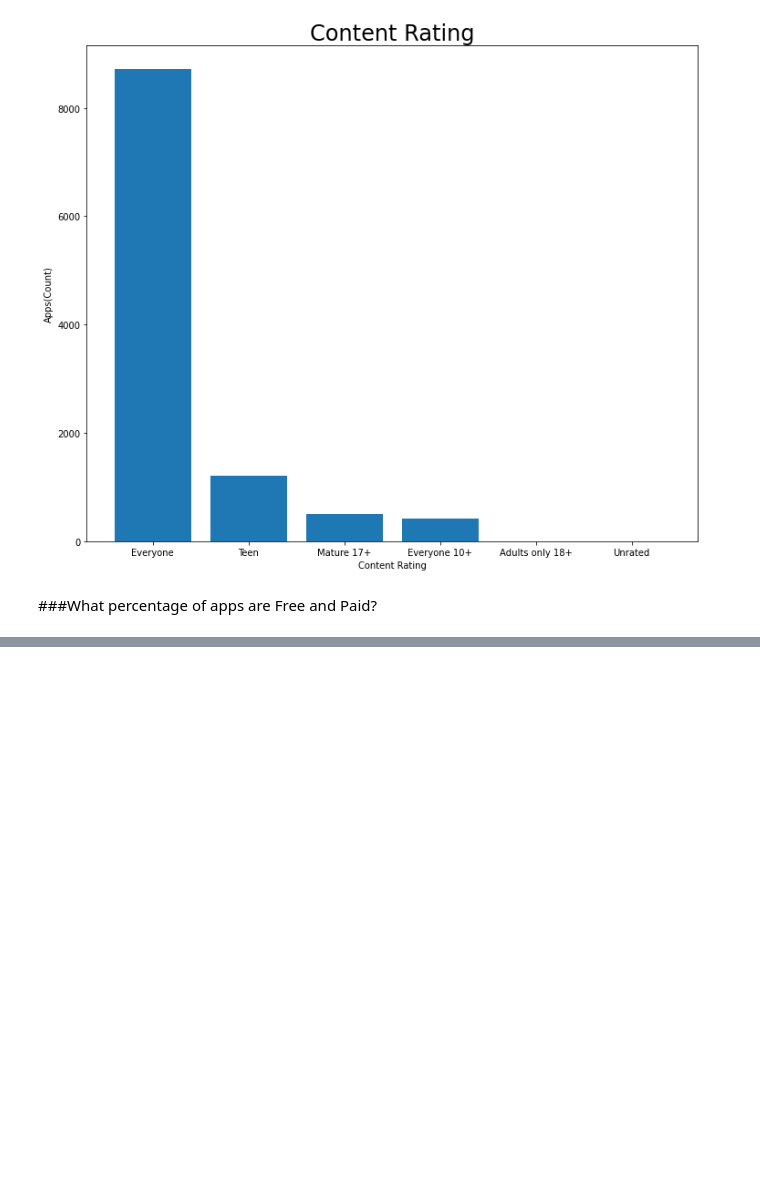
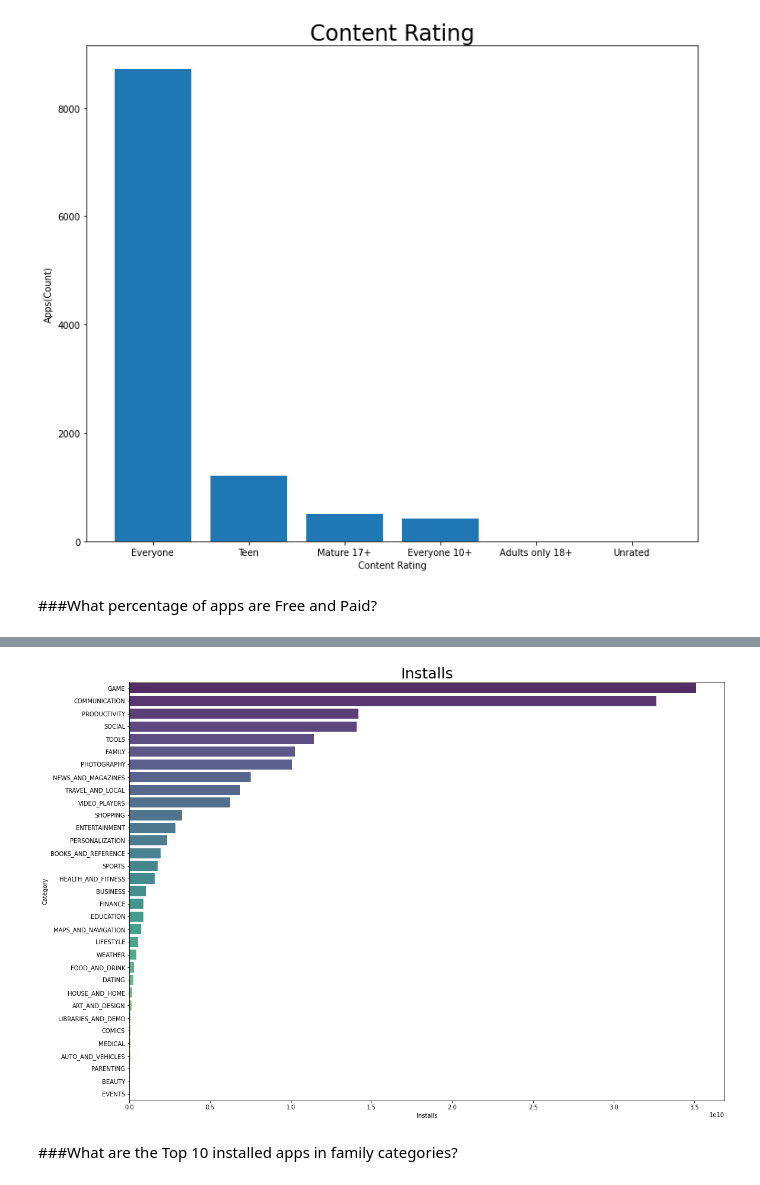
Before and after one commit to Amankr351/Play-Store-Review-Analysis, a Jupyter notebook: Aman_EDA_Project.ipynb, the cells around one changed output, grey strips where cells are left out. Drawn from its saved outputs; the diff is of its cells as text; code cells hidden in the pictures; blank space fills up the shorter version.

```diff
--- a/Aman_EDA_Project.ipynb
+++ b/Aman_EDA_Project.ipynb
@@ -155,0 +163,3 @@ Text(0.5, 1.0, 'Percent of Free Vs Paid Apps in Playstore')
+# %%
+data.drop([10472], axis=0, inplace=True)
+data
@@ -155,0 +182,7 @@ Text(0.5, 1.0, 'Percent of Free Vs Paid Apps in Playstore')
+# %%
+data['Installs'] = data.Installs.apply(lambda x: x.strip('+'))
+data['Installs'] = data.Installs.apply(lambda x: x.replace(',', ''))
+data['Installs'] = pd.to_numeric(data['Installs'])
+# %%
+highest_Installs_df = data.groupby('Category')[['Installs']].sum().sort_values(by='Installs', ascending=False)
+highest_Installs_df
@@ -155,0 +208,18 @@ Text(0.5, 1.0, 'Percent of Free Vs Paid Apps in Playstore')
+# %%
+x2sis = []
+y2sis = []
+
+for i in range(len(highest_Installs_df)):
+    x2sis.append(highest_Installs_df.Installs[i])
+    y2sis.append(highest_Installs_df.index[i])
+
+plt.figure(figsize=(18,13))
+
+plt.xlabel("Installs")
+plt.ylabel("Category")
+sns.barplot(x = x2sis, y = y2sis, alpha =0.9, palette= "viridis")
+plt.title("Installs", fontsize = 25);
+# %% [output]
+[figure, added]
+# %% [markdown]
+###What are the Top 10 installed apps in family categories?
```
Also changed, not shown: parts of 14 cells of this notebook.
